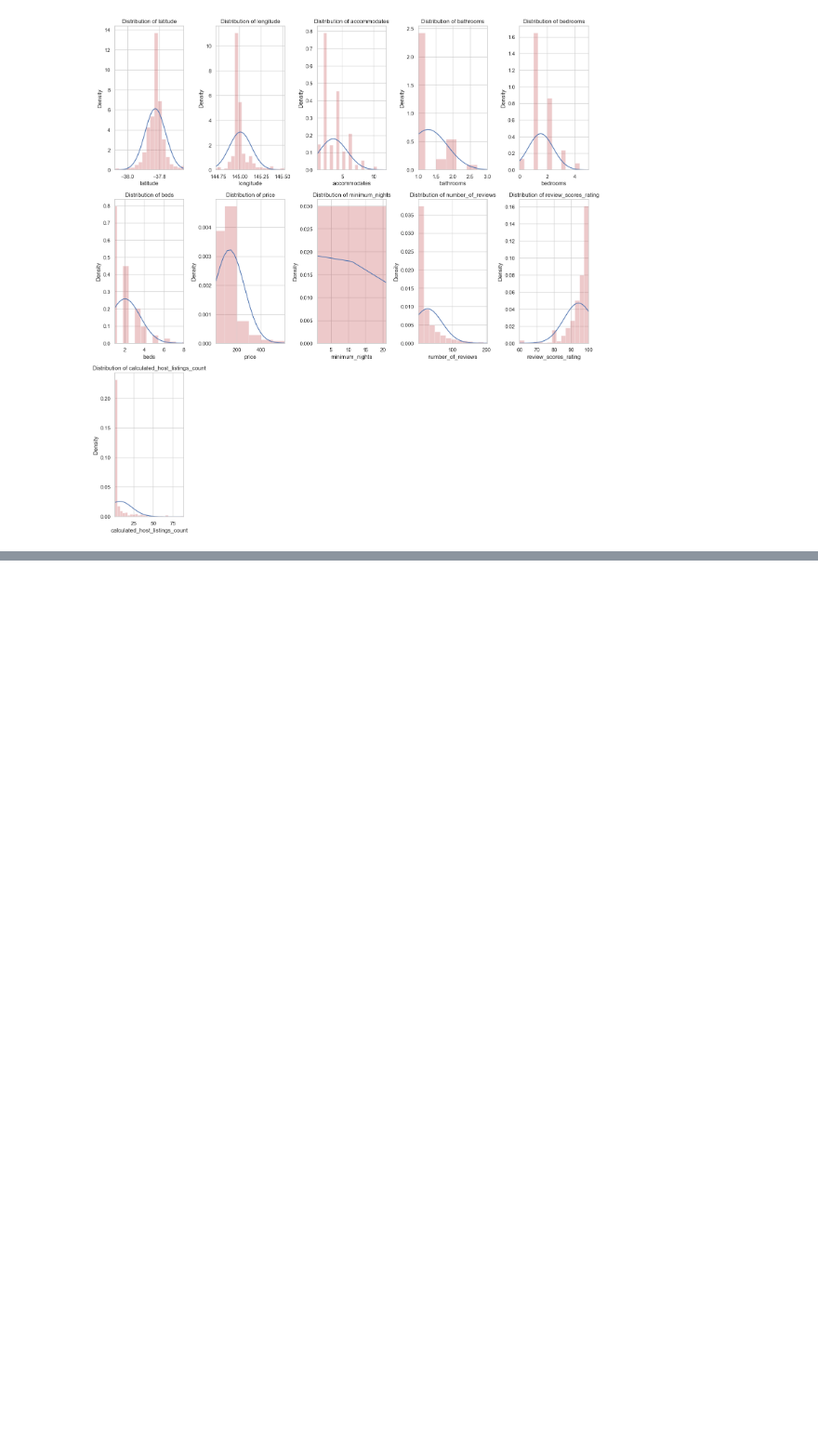
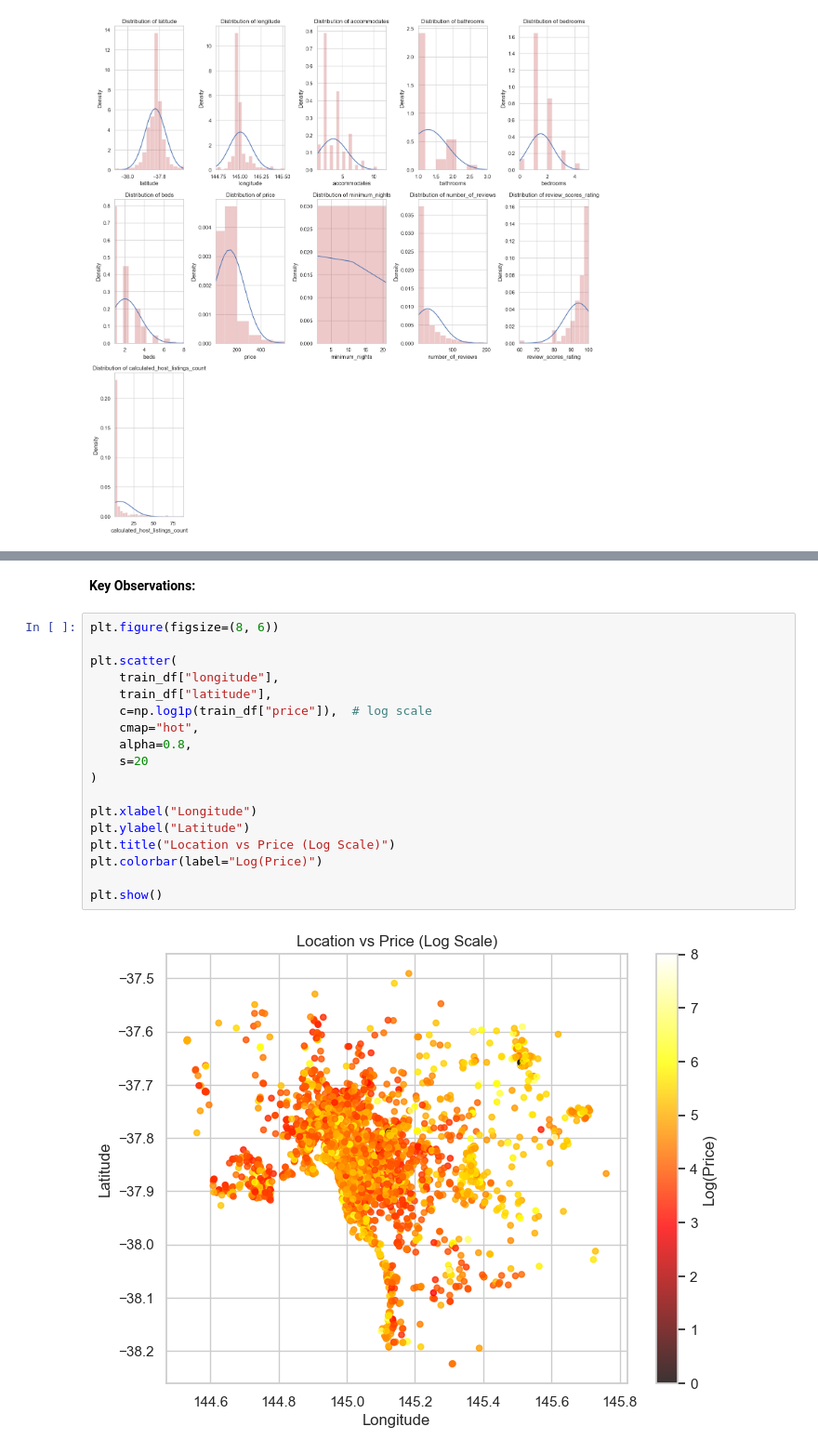
Before and after one commit to LocLe611/melbourne_airbnb-price-listing-predictions, a Jupyter notebook: main.ipynb, the cells around one changed output, grey strips where cells are left out. Shown at 93% size. Saved outputs shown, nothing was run; the diff lists cells and outputs as text; blank space fills up the shorter version.

```diff
--- a/main.ipynb
+++ b/main.ipynb
@@ -208,0 +284,22 @@ Training set splits - Columns of numeric data distribution:
+# %% [markdown]
+**Key Observations:**
+# %%
+plt.figure(figsize=(8, 6))
+
+plt.scatter(
+    train_df["longitude"],
+    train_df["latitude"],
+    c=np.log1p(train_df["price"]),  # log scale
+    cmap="hot",
+    alpha=0.8,
+    s=20
+)
+
+plt.xlabel("Longitude")
+plt.ylabel("Latitude")
+plt.title("Location vs Price (Log Scale)")
+plt.colorbar(label="Log(Price)")
+
+plt.show()
+# %% [output]
+[figure, added]
```
Also changed, not shown: parts of 26 cells of this notebook, 4 other files.
